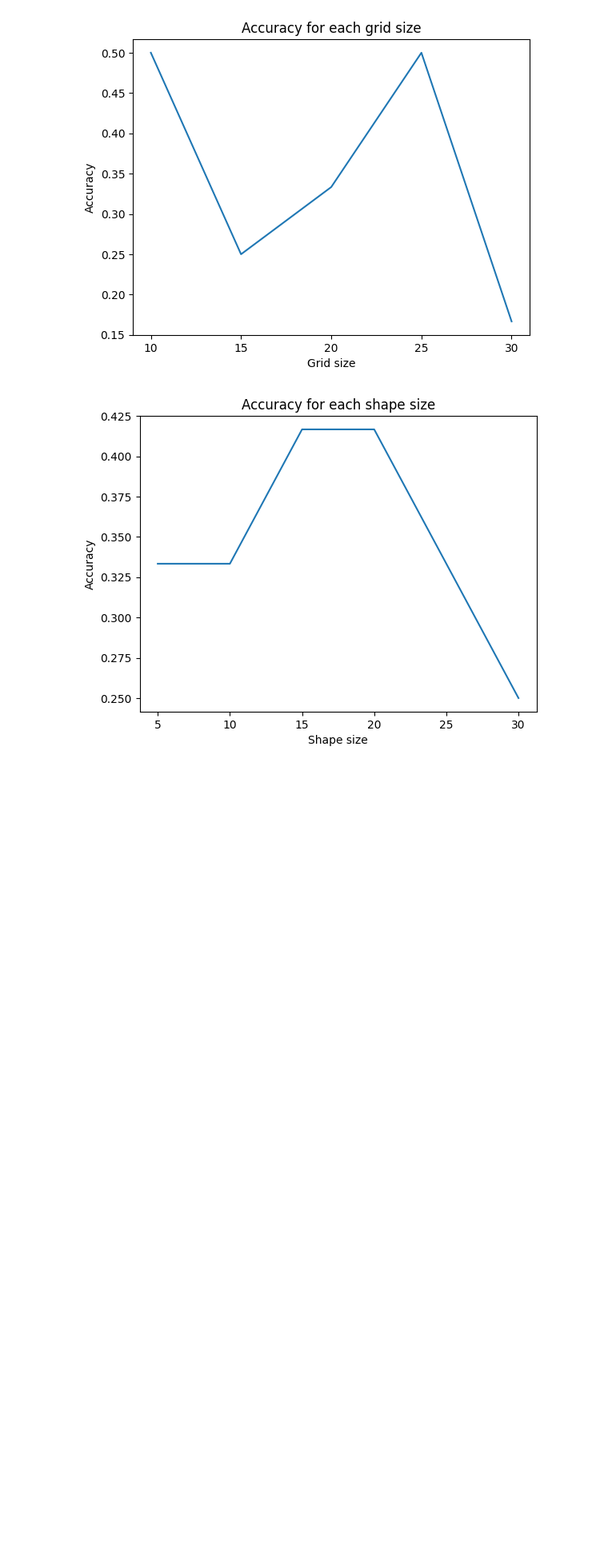
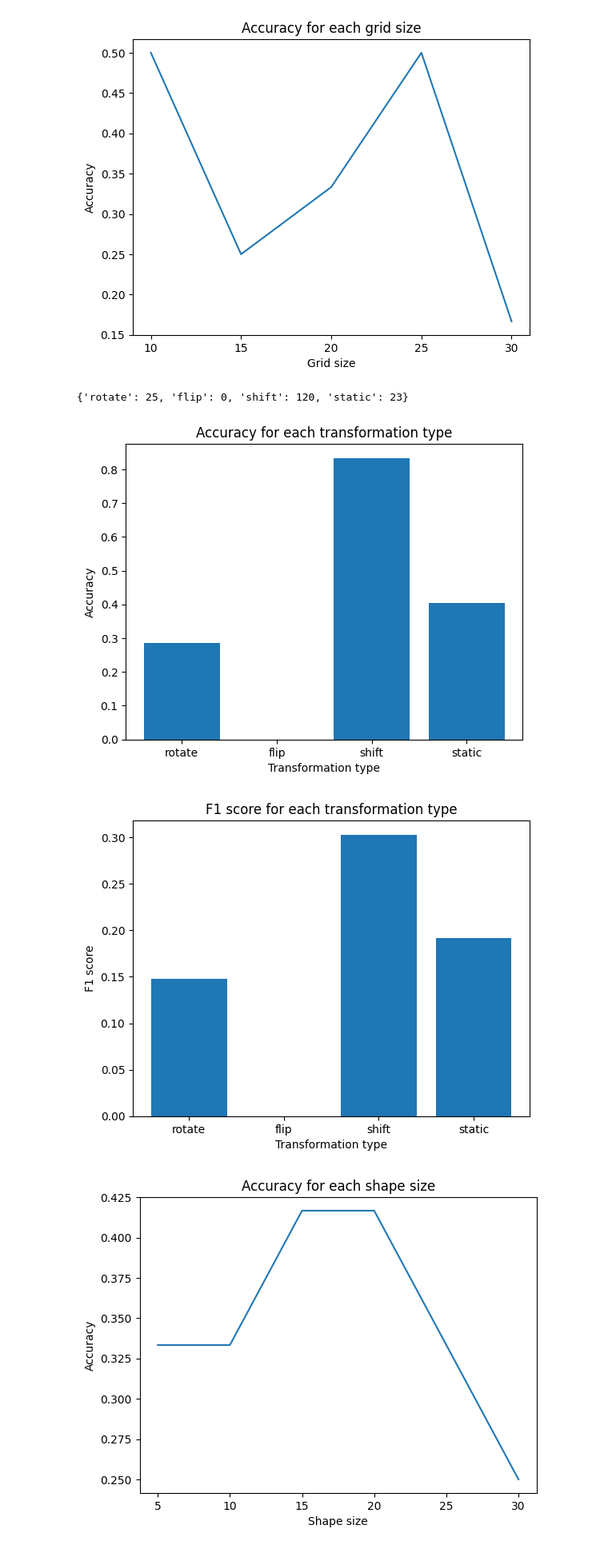
Before and after one commit to christianjensen2903/GridQA, a Jupyter notebook: analysis.ipynb, the cells around one changed output. Shown at 80% size. Saved outputs shown, nothing was run; the diff lists cells and outputs as text; code cells hidden in the pictures; blank space fills up the shorter version.

Commit message:
✨ Transformation type analysis

```diff
--- a/analysis.ipynb
+++ b/analysis.ipynb
@@ -31,6 +31,47 @@ plt.plot(grid_sizes, accuracies)
 plt.show()
 # %% [output]
 [figure]
+# %%
+# Count number of each prediction type
+prediction_counts = {prediction.value: 0 for prediction in TransformationType}
+for prediction in predictions.values():
+    prediction_counts[prediction] += 1
+print(prediction_counts)
+# %% [output]
+{'rotate': 25, 'flip': 0, 'shift': 120, 'static': 23}
+# %%
+from sklearn.metrics import f1_score
+
+accuracies = {}
+f1_scores = {}
+for transformation_type in TransformationType:
+    sub_samples = [
+        sample
+        for sample in dataset
+        if sample.configuration.transformation_type == transformation_type
+    ]
+    sub_samples_predictions = [predictions[sample.uuid] for sample in sub_samples]
+    accuracy = sum([pred == sample.configuration.transformation_type.value for pred, sample in zip(sub_samples_predictions, sub_samples)]) / len(sub_samples)
+    f1 = f1_score(sub_samples_predictions, [sample.configuration.transformation_type.value for sample in sub_samples], average="macro")
+    accuracies[transformation_type.value] = accuracy
+    f1_scores[transformation_type.value] = f1
+
+# Plot accuracy for each transformation type
+plt.title("Accuracy for each transformation type")
+plt.xlabel("Transformation type")
+plt.ylabel("Accuracy")
+plt.bar(accuracies.keys(), accuracies.values())
+plt.show()
+
+# Plot f1 score for each transformation type
+plt.title("F1 score for each transformation type")
+plt.xlabel("Transformation type")
+plt.ylabel("F1 score")
+plt.bar(f1_scores.keys(), f1_scores.values())
+plt.show()
+# %% [output]
+[figure, added]
+[figure, added]
 # %%
 # Plot accuracy for each shape size
 shape_sizes = list(range(5, 31, 5))
```
Also changed, not shown: parts of 1 cell of this notebook.
